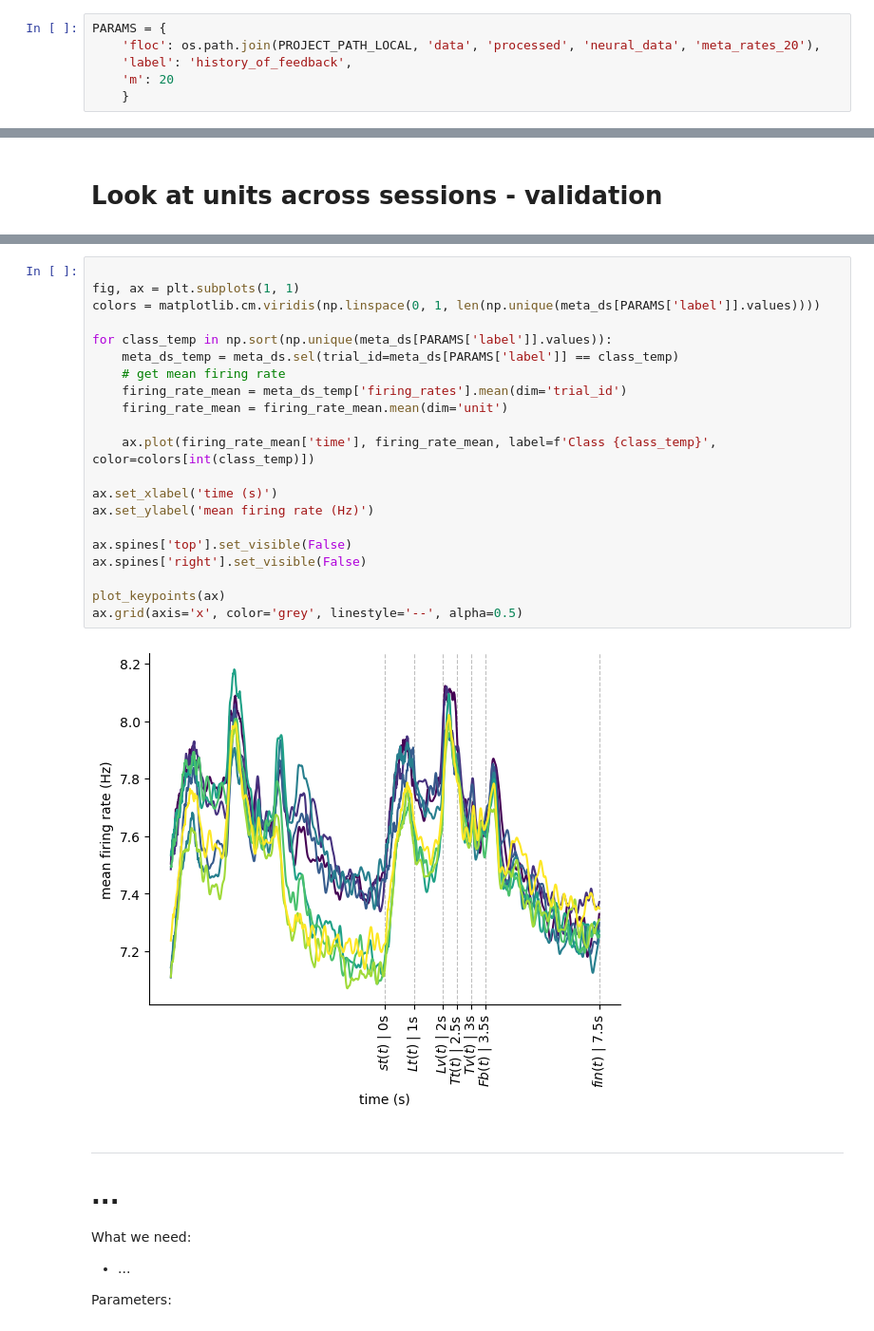
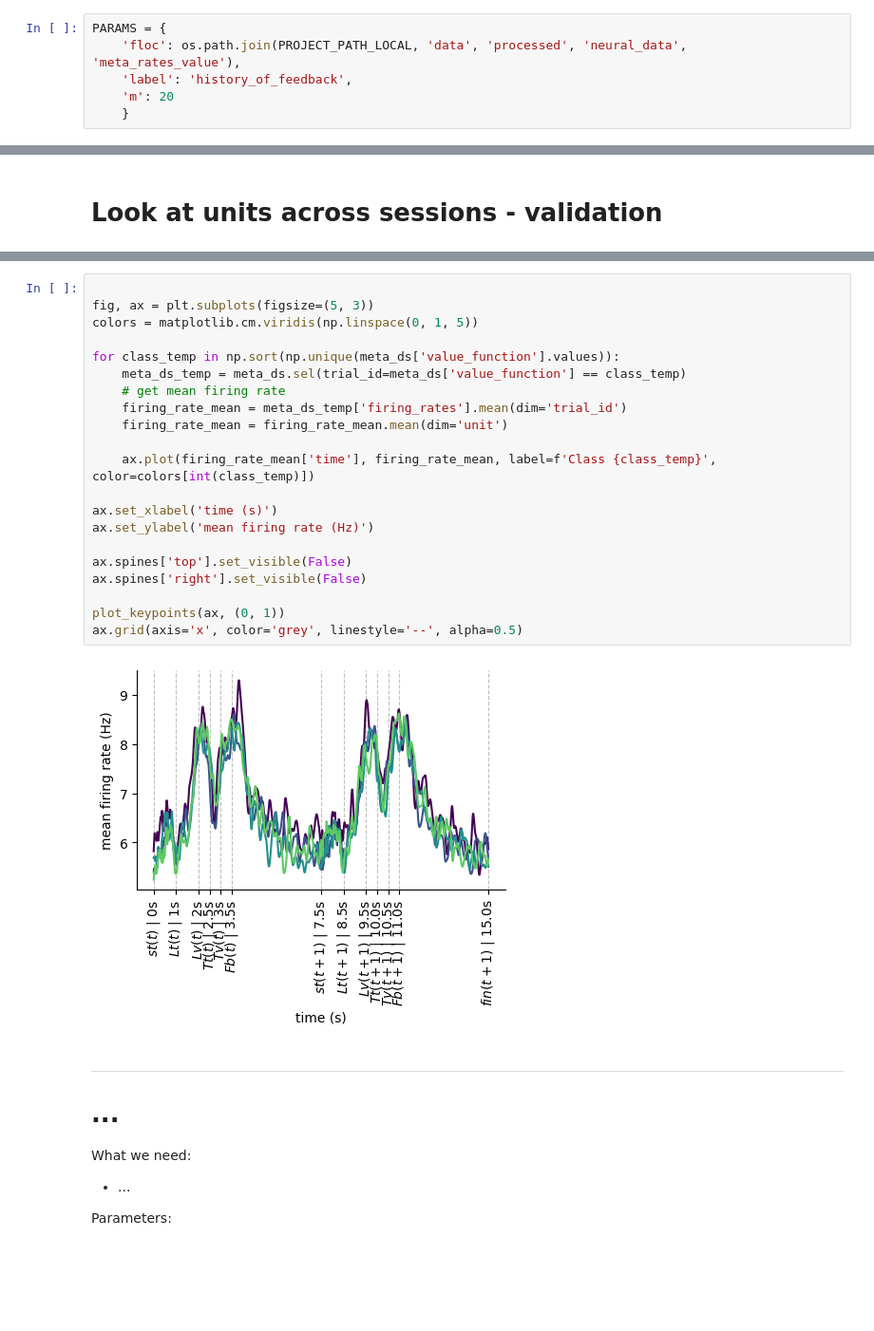
Before and after one commit to ungzs1/popy_05, a Jupyter notebook: notebooks/preprocessing_sessions/preproc_neural_data/check_meta_recording.ipynb, the cells around one changed output, grey strips where cells are left out. Shown at 95% size. Cells and saved outputs as stored; diff of their text form; blank space fills up the shorter version.

Commit message:
checkpoint - PCA and neural value on super-session good

```diff
--- a/notebooks/preprocessing_sessions/preproc_neural_data/check_meta_recording.ipynb
+++ b/notebooks/preprocessing_sessions/preproc_neural_data/check_meta_recording.ipynb
@@ -22,7 +22,7 @@ from popy.plotting.plotting_tools import *
 from popy.config import PROJECT_PATH_LOCAL
 # %%
 PARAMS = {
-    'floc': os.path.join(PROJECT_PATH_LOCAL, 'data', 'processed', 'neural_data', 'meta_rates_20'),
+    'floc': os.path.join(PROJECT_PATH_LOCAL, 'data', 'processed', 'neural_data', 'meta_rates_value'),
     'label': 'history_of_feedback',
     'm': 20
     }
@@ -150,27 +172,27 @@ Attributes:
     bin_size:  0.01
 # %%
 
-fig, ax = plt.subplots(1, 1)
-colors = matplotlib.cm.viridis(np.linspace(0, 1, len(np.unique(meta_ds[PARAMS['label']].values))))
+fig, ax = plt.subplots(figsize=(5, 3))
+colors = matplotlib.cm.viridis(np.linspace(0, 1, 5))
 
-for class_temp in np.sort(np.unique(meta_ds[PARAMS['label']].values)):
-    meta_ds_temp = meta_ds.sel(trial_id=meta_ds[PARAMS['label']] == class_temp)
+for class_temp in np.sort(np.unique(meta_ds['value_function'].values)):
+    meta_ds_temp = meta_ds.sel(trial_id=meta_ds['value_function'] == class_temp)
     # get mean firing rate
     firing_rate_mean = meta_ds_temp['firing_rates'].mean(dim='trial_id')
     firing_rate_mean = firing_rate_mean.mean(dim='unit')
 
     ax.plot(firing_rate_mean['time'], firing_rate_mean, label=f'Class {class_temp}', color=colors[int(class_temp)])
 
 ax.set_xlabel('time (s)')
 ax.set_ylabel('mean firing rate (Hz)')
 
 ax.spines['top'].set_visible(False)
 ax.spines['right'].set_visible(False)
 
-plot_keypoints(ax)
+plot_keypoints(ax, (0, 1))
 ax.grid(axis='x', color='grey', linestyle='--', alpha=0.5)
 # %% [output]
-[figure, old version]
+[figure, new version]
 # %% [markdown]
 ---
 # ...
```
Also changed, not shown: parts of 5 cells of this notebook, 12 other files.
